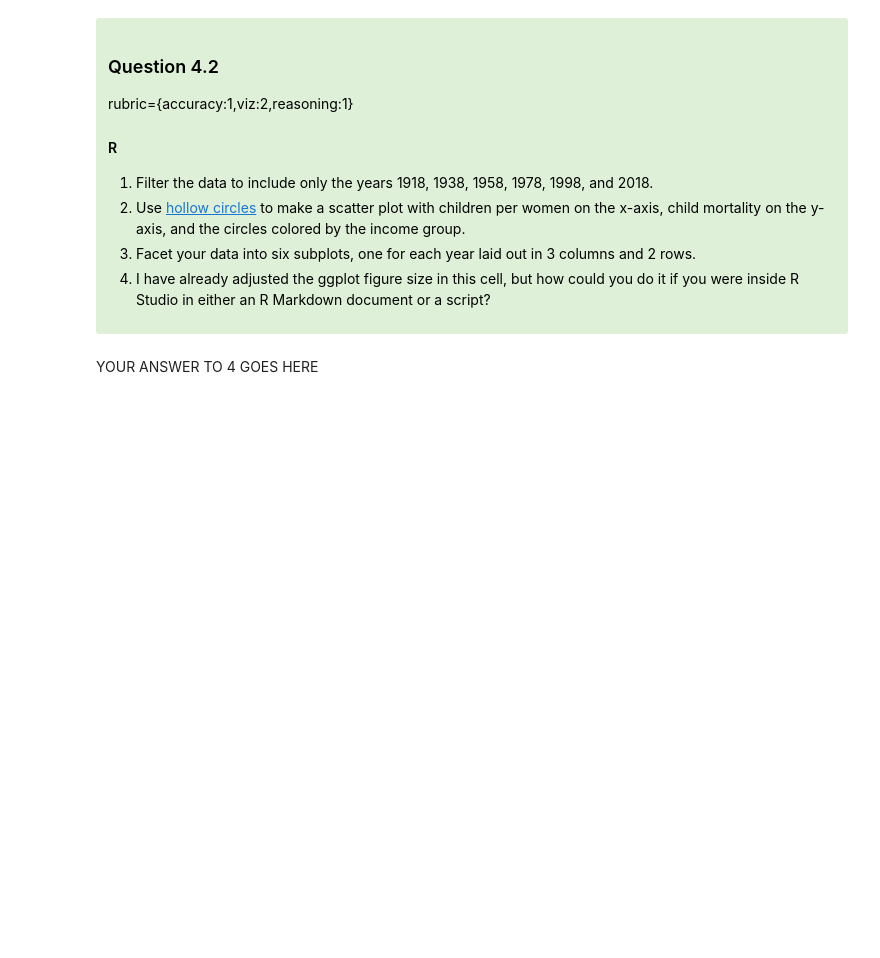
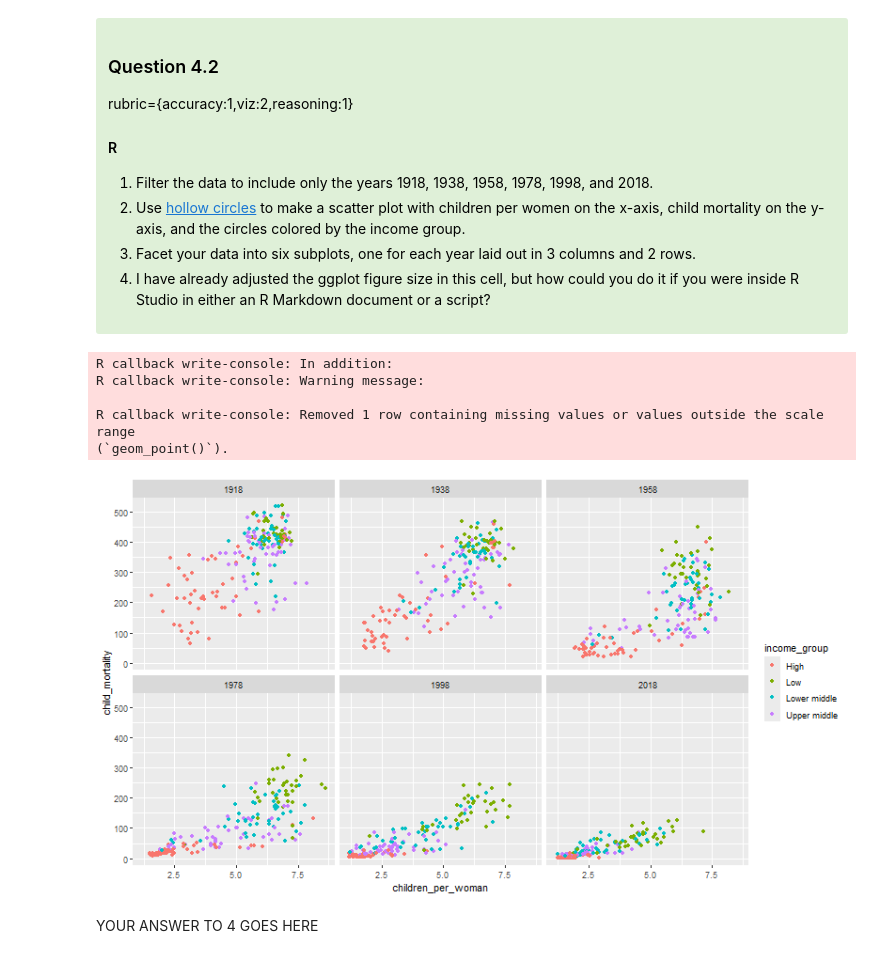
Before and after one commit to Jaaanet/DATA_550_lab1_group2, a Jupyter notebook: lab1_Yue.ipynb, the cells around one changed output. Drawn from its saved outputs; the diff is of its cells as text; code cells hidden in the pictures; blank space fills up the shorter version.

```diff
--- a/lab1_Yue.ipynb
+++ b/lab1_Yue.ipynb
@@ -419,6 +472,17 @@ R
 # %%
 %%R -w 800 -h 450
 # YOUR R ANSWER GOES HERE
+
+rdatafamily <- rdata2018[rdata2018$year %in% c(1918, 1938, 1958, 1978, 1998, 2018),]
+
+ggplot(rdatafamily, aes(x = children_per_woman, y = child_mortality, color = income_group)) + geom_point() + facet_wrap(~ year, ncol = 3)
+# %% [output]
+R callback write-console: In addition:
+R callback write-console: Warning message:
+
+R callback write-console: Removed 1 row containing missing values or values outside the scale range
+(`geom_point()`).
+[figure, added]
 # %% [markdown]
 YOUR ANSWER TO 4 GOES HERE
 # %% [markdown]
```
Also changed, not shown: parts of 16 cells of this notebook.
